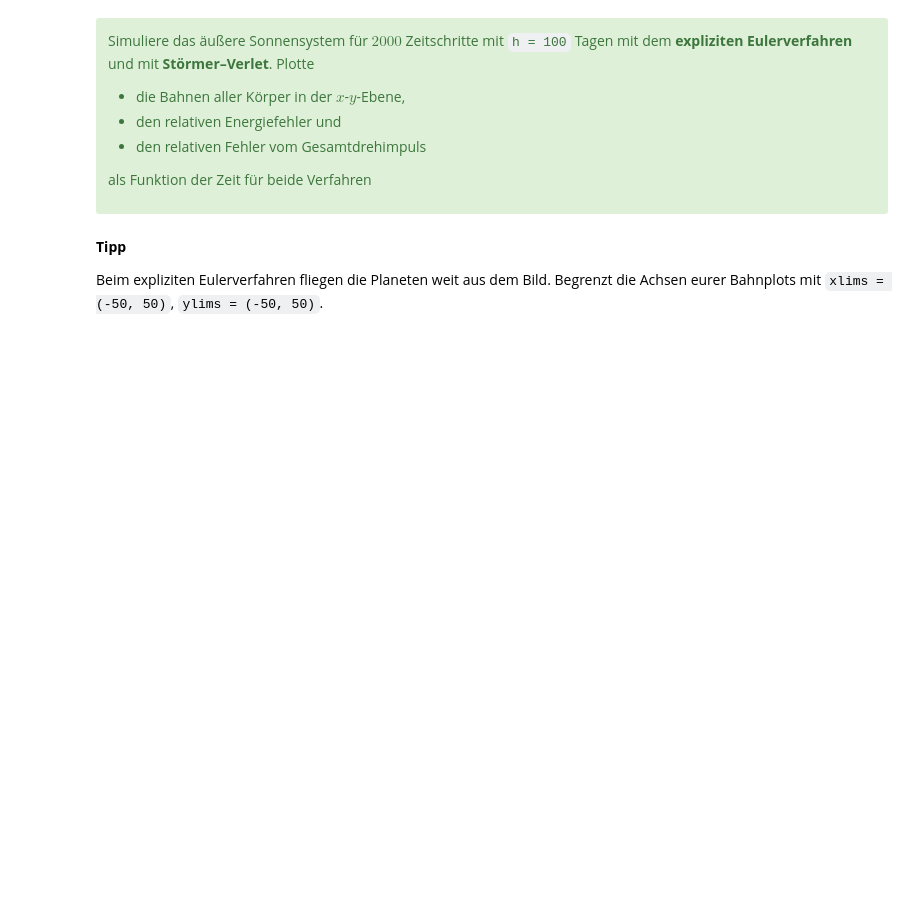
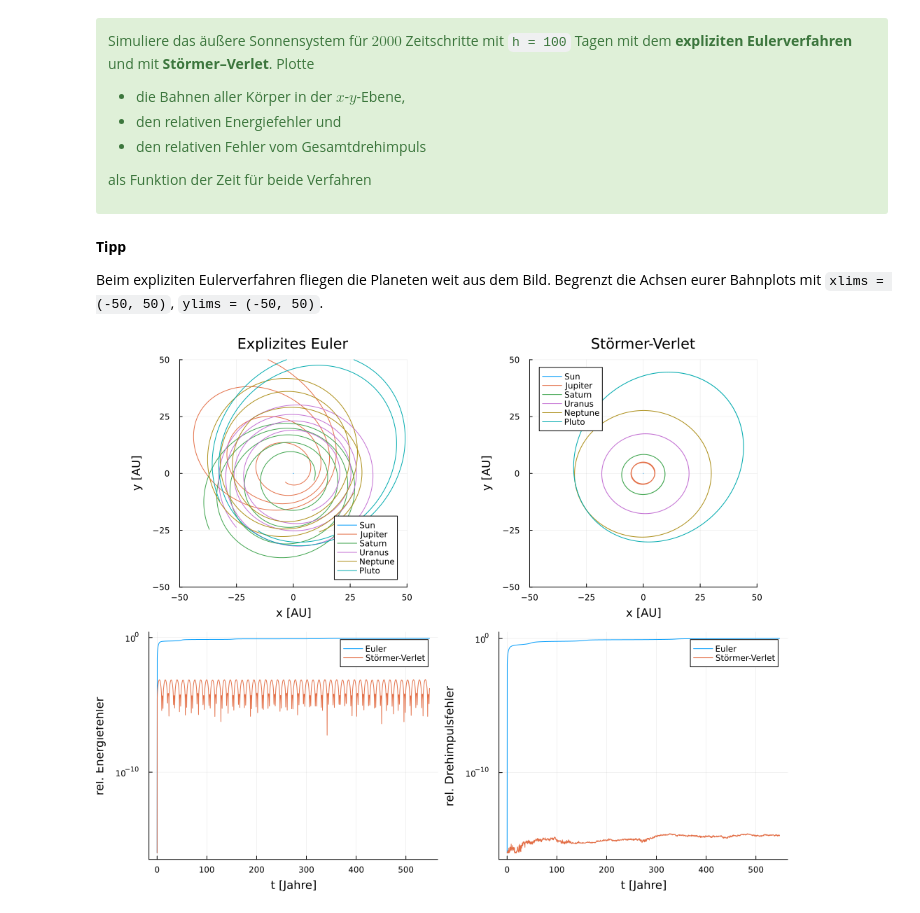
Before and after one commit to Lemonatix/math-programs, a Jupyter notebook: solar-system.ipynb, the cells around one changed output. Drawn from its saved outputs; the diff is of its cells as text; code cells hidden in the pictures; blank space fills up the shorter version.

```diff
--- a/solar-system.ipynb
+++ b/solar-system.ipynb
@@ -296,3 +296,15 @@ wobei $Q =  \frac{1}{M} \sum_{i} m_i q_i ,  V = \frac{1}{M} \sum_i m_i v_i$ und
 
 Transformiere die Anfangsdaten in dieses Koordinatensystem.
 </div>
+# %%
+function to_barycentre!(q, v, m)
+    M = sum(m)
+    Q = q * m/M
+    V = v * m/M
+    q .-= Q
+    v .-= V
+    return q, v
+end
+
+names, m, q0, v0 = outer_solar_system()
+to_barycentre!(q0, v0, m)
@@ -326,3 +375,47 @@ als Funktion der Zeit für beide Verfahren
 **Tipp**
 
 Beim expliziten Eulerverfahren fliegen die Planeten weit aus dem Bild. Begrenzt die Achsen eurer Bahnplots mit `xlims = (-50, 50)`, `ylims = (-50, 50)`.
+# %%
+acc = q -> acceleration_nbody(q, m)
+h = 100.0
+N_steps = 2000
+
+t_e, q_e, v_e = integrate(euler_step,  acc, q0, v0, h, N_steps)
+t_v, q_v, v_v = integrate(verlet_step, acc, q0, v0, h, N_steps)
+
+clip(x) = max(x, 1e-16)
+
+function relative_errors(qs, vs, m)
+    E = [energy_nbody(q, v, m) for (q, v) in zip(qs, vs)]
+    L = [angular_momentum_nbody(q, v, m) for (q, v) in zip(qs, vs)]
+    errE = abs.(E .- E[1]) ./ abs(E[1])
+    errL = [norm(l - L[1]) / norm(L[1]) for l in L]
+    return errE, errL
+end
+
+errE_e, errL_e = relative_errors(q_e, v_e, m)
+errE_v, errL_v = relative_errors(q_v, v_v, m)
+
+function plot_orbits(qs, names; title = "")
+    p = plot(; xlims = (-50, 50), ylims = (-50, 50), aspect_ratio = :equal,
+             xlabel = "x [AU]", ylabel = "y [AU]", title = title)
+    for i in eachindex(names)
+        plot!(p, [q[1, i] for q in qs], [q[2, i] for q in qs]; label = names[i])
+    end
+    return p
+end
+
+p1 = plot_orbits(q_e, names; title = "Explizites Euler")
+p2 = plot_orbits(q_v, names; title = "Störmer-Verlet")
+
+p3 = plot(t_e ./ 365.25, clip.(errE_e), yscale = :log10, label = "Euler",
+          xlabel = "t [Jahre]", ylabel = "rel. Energiefehler")
+plot!(p3, t_v ./ 365.25, clip.(errE_v), label = "Störmer-Verlet")
+
+p4 = plot(t_e ./ 365.25, clip.(errL_e), yscale = :log10, label = "Euler",
+          xlabel = "t [Jahre]", ylabel = "rel. Drehimpulsfehler")
+plot!(p4, t_v ./ 365.25, clip.(errL_v), label = "Störmer-Verlet")
+
+plot(p1, p2, p3, p4, layout = (2, 2), size = (1000, 800))
+# %% [output]
+[figure, added]
```
Also changed, not shown: parts of 2 cells of this notebook.
